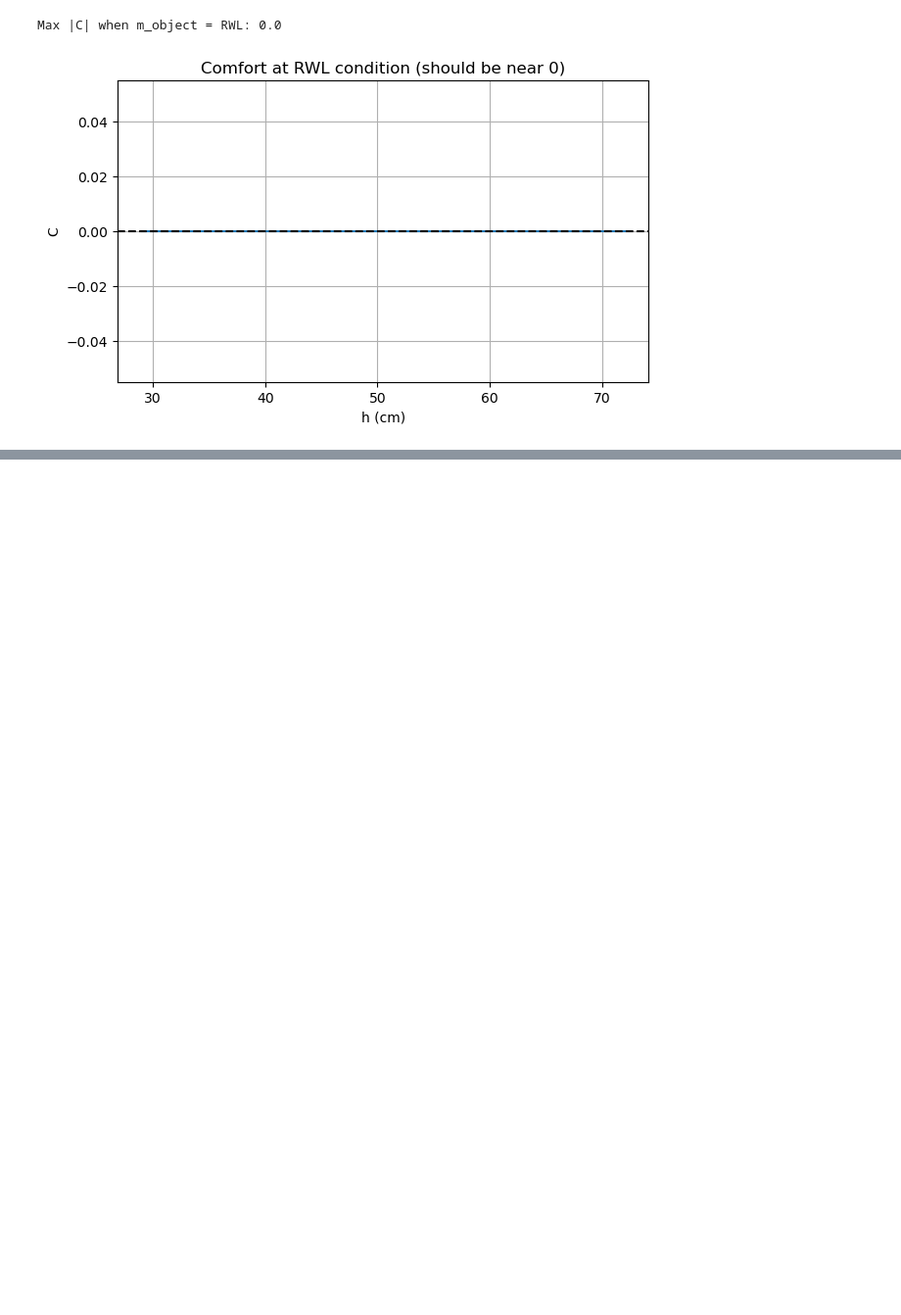
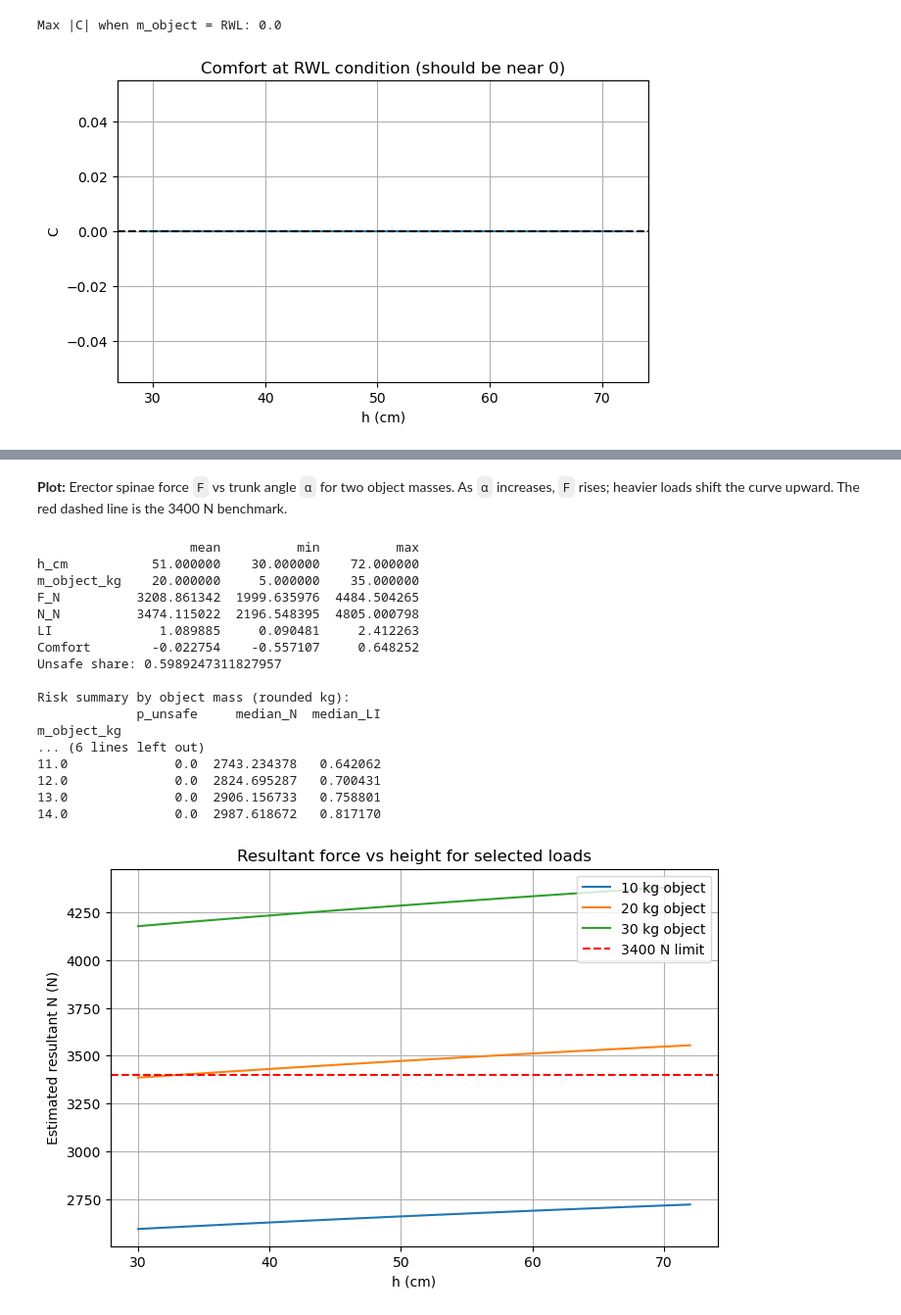
Before and after one commit to martinesco/math_concepts_project, a Jupyter notebook: Safe_Lifting_Analysis.ipynb, the cells around one changed output, grey strips where cells are left out. Shown at 98% size. Saved outputs shown, nothing was run; the diff lists cells and outputs as text; code cells hidden in the pictures; blank space fills up the shorter version.

```diff
--- a/Safe_Lifting_Analysis.ipynb
+++ b/Safe_Lifting_Analysis.ipynb
@@ -209,0 +309,69 @@ Max |C| when m_object = RWL: 0.0
+# %% [markdown]
+**Plot:** Erector spinae force `F` vs trunk angle `α` for two object masses. As `α` increases, `F` rises; heavier loads shift the curve upward. The red dashed line is the 3400 N benchmark.
+# %%
+# Risk map across mass and height
+m_body = 59.0
+H_cm = 168.0
+h_grid = np.linspace(30, 72, 30)
+m_grid = np.linspace(5, 35, 31)
+
+records = []
+for h in h_grid:
+    for m_obj in m_grid:
+        F = erector_force_N(m_body, m_obj, h, H_cm)
+        N = l5s1_resultant_N(m_body, m_obj, h, H_cm)
+        LI = lifting_index(m_obj, h)
+        C = comfort_score(m_body, m_obj, h, H_cm)
+        records.append({
+            "h_cm": h,
+            "m_object_kg": m_obj,
+            "F_N": F,
+            "N_N": N,
+            "LI": LI,
+            "Comfort": C,
+            "unsafe": (LI > 1.0) or (N > L5S1_LIMIT_N),
+        })
+
+risk_df = pd.DataFrame(records)
+print(risk_df.describe().T[["mean", "min", "max"]])
+print("Unsafe share:", risk_df["unsafe"].mean())
+
+# Example summarized view by object mass
+mass_summary = risk_df.groupby(risk_df["m_object_kg"].round(0)).agg(
+    p_unsafe=("unsafe", "mean"),
+    median_N=("N_N", "median"),
+    median_LI=("LI", "median")
+)
+print("\nRisk summary by object mass (rounded kg):")
+print(mass_summary.head(10))
+
+plt.figure(figsize=(8, 5))
+for m_obj in [10, 20, 30]:
+    subset = risk_df[np.isclose(risk_df["m_object_kg"], m_obj)]
+    plt.plot(subset["h_cm"], subset["N_N"], label=f"{int(m_obj)} kg object")
+plt.axhline(L5S1_LIMIT_N, linestyle="--", color="red", label="3400 N limit")
+plt.xlabel("h (cm)")
+plt.ylabel("Estimated resultant N (N)")
+plt.title("Resultant force vs height for selected loads")
+plt.legend()
+plt.grid(True)
+plt.show()
+# %% [output]
+                    mean          min          max
+h_cm           51.000000    30.000000    72.000000
+m_object_kg    20.000000     5.000000    35.000000
+F_N          3208.861342  1999.635976  4484.504265
+N_N          3474.115022  2196.548395  4805.000798
+LI              1.089885     0.090481     2.412263
+Comfort        -0.022754    -0.557107     0.648252
+Unsafe share: 0.5989247311827957
+
+Risk summary by object mass (rounded kg):
+             p_unsafe     median_N  median_LI
+m_object_kg
+... (6 lines left out)
+11.0              0.0  2743.234378   0.642062
+12.0              0.0  2824.695287   0.700431
+13.0              0.0  2906.156733   0.758801
+14.0              0.0  2987.618672   0.817170
+[figure, added]
```
Also changed, not shown: parts of 10 cells of this notebook.
